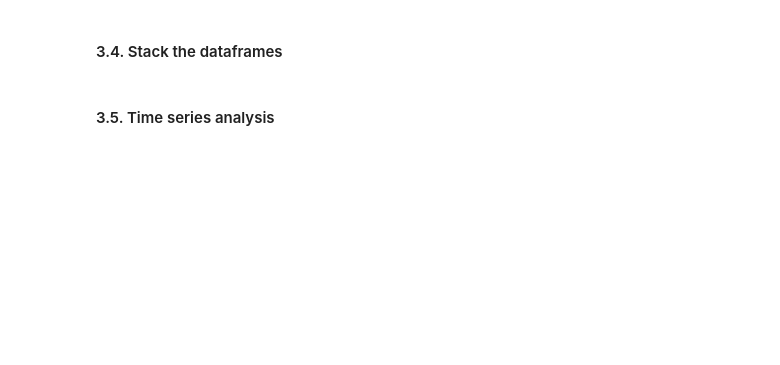
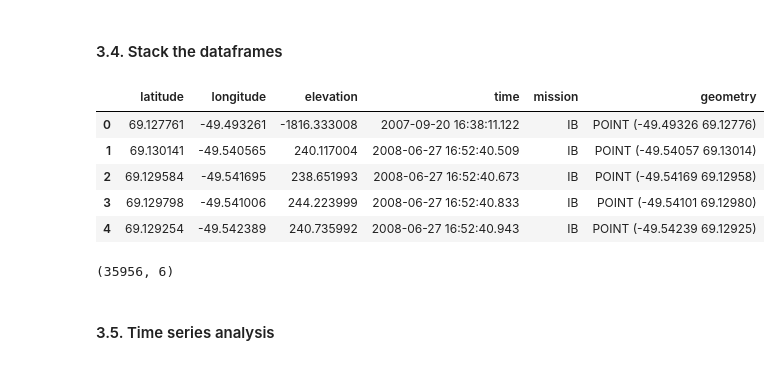
Before and after one commit to nsidc/NSIDC-Data-Tutorials, a Jupyter notebook: notebooks/iceflow/4_time_series_tutorial.ipynb, the cells around one changed output. Drawn from its saved outputs; the diff is of its cells as text; code cells hidden in the pictures; blank space fills up the shorter version.

```diff
--- a/notebooks/iceflow/4_time_series_tutorial.ipynb
+++ b/notebooks/iceflow/4_time_series_tutorial.ipynb
@@ -215,7 +248,8 @@ glas_gdf['mission'] = "IS"
 #preib_gdf['mission'] = "IB"
 # %%
 # ICESat-2 granule data
-is2_gdf = ifp.to_geopandas('data/ATL06_20190201020557_05290204_004_01.h5')
+# is2_gdf = ifp.to_geopandas('data/ATL06_20190201020557_05290204_004_01.h5')
+is2_gdf = ifp.to_geopandas('data/processed_ATL06_20181214041627_11690105_004_01.h5')
 is2_gdf['mission'] = "IS2"
 # %%
 # Let's see what's in the harmonized dataframe and its shape.
@@ -329,8 +375,16 @@ plt.colorbar(ms, label='elevation')
 #### 3.4. Stack the dataframes
 # %%
 # Thanks to the harmonization, we can stack our geopandas dataframes to have a unified dataframe for analysis.
-stacked_df = gpd.GeoDataFrame(pd.concat([preib_gdf, glas_gdf]))
+stacked_df = gpd.GeoDataFrame(pd.concat([preib_gdf, glas_gdf, is2_gdf]))
 display(stacked_df.head(), stacked_df.shape)
+# %% [output]
+|  | latitude | longitude | elevation | time | mission | geometry |
+| 0 | 69.127761 | -49.493261 | -1816.333008 | 2007-09-20 16:38:11.122 | IB | POINT (-49.49326 69.12776) |
+| 1 | 69.130141 | -49.540565 | 240.117004 | 2008-06-27 16:52:40.509 | IB | POINT (-49.54057 69.13014) |
+| 2 | 69.129584 | -49.541695 | 238.651993 | 2008-06-27 16:52:40.673 | IB | POINT (-49.54169 69.12958) |
+| 3 | 69.129798 | -49.541006 | 244.223999 | 2008-06-27 16:52:40.833 | IB | POINT (-49.54101 69.12980) |
+| 4 | 69.129254 | -49.542389 | 240.735992 | 2008-06-27 16:52:40.943 | IB | POINT (-49.54239 69.12925) |
+(35956, 6)
 # %% [markdown]
 #### 3.5. Time series analysis
 # %%
```
Also changed, not shown: parts of 16 cells of this notebook.
